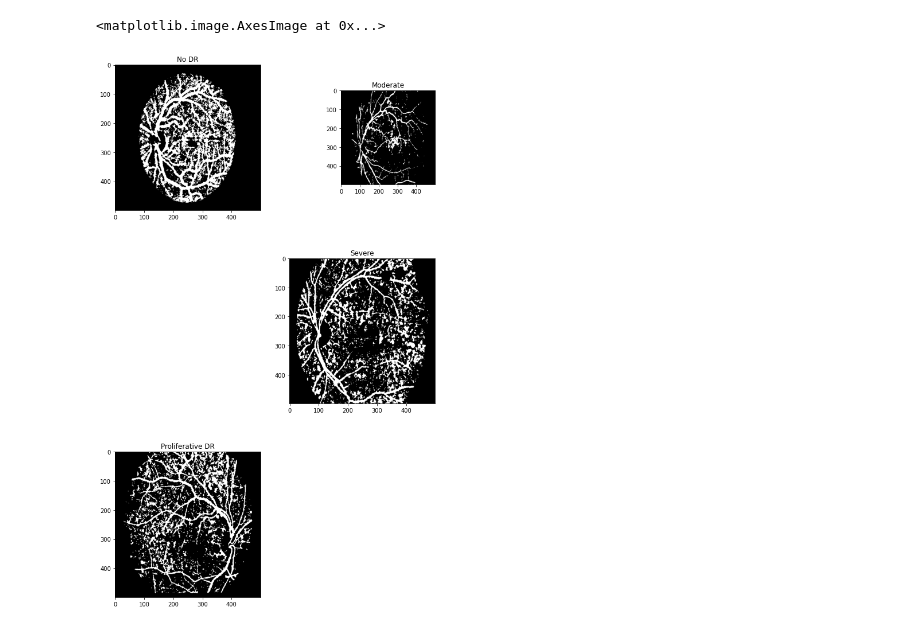
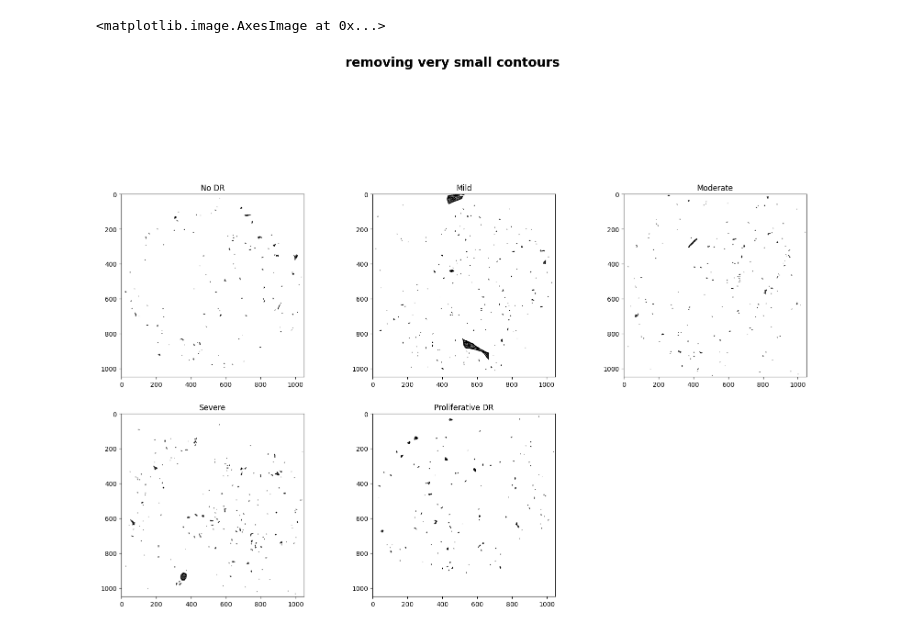
Before and after one commit to Bangik/diabetic-retinopathy-ml, a Jupyter notebook: ImageProcessing.ipynb, the cells around one changed output. Drawn from its saved outputs; the diff is of its cells as text; code cells hidden in the pictures.

```diff
--- a/ImageProcessing.ipynb
+++ b/ImageProcessing.ipynb
@@ -15,42 +11,70 @@ def bloodVessel(img):
+# %%
+def processing(img):
+    # img = cv2.resize(img, (500, 500))
+    # green channel
+    gray = cv2.cvtColor(img, cv2.COLOR_BGR2GRAY)
+    ret, mg = cv2.threshold(gray, 10, 255, cv2.THRESH_BINARY_INV)
+    reverse = cv2.bitwise_not(mg)
+    contours, hierarchy = cv2.findContours(reverse, cv2.RETR_TREE, cv2.CHAIN_APPROX_SIMPLE)
+    select = max(contours, key=cv2.contourArea)
+    x, y, w, h = cv2.boundingRect(select)
+    png = img[y:y+h, x:x+w]
+    # png = cv2.resize(png, (500, 500))
+    green = png[:, :, 1]
+    clahe = exposure.equalize_adapthist(green, clip_limit=0.03)
+    canny = feature.canny(clahe, sigma=2.0, low_threshold=0.05, high_threshold=0.1)
+    # flood filling
+    flood = seg.flood_fill(canny, (0, 0), 255, connectivity=1)
+
+    return flood
 # %%
-img0 = cv2.imread('D:/Pawang Code/Diabetic Retinopathy/dataset/0/00cc2b75cddd.png')
-img1 = cv2.imread('D:/Pawang Code/Diabetic Retinopathy/dataset/1/38e0e28d35d3.png')
-img2 = cv2.imread('D:/Pawang Code/Diabetic Retinopathy/dataset/2/3f5b4c2948e8.png')
-img3 = cv2.imread('D:/Pawang Code/Diabetic Retinopathy/dataset/3/8688f3d0fcaf.png')
-img4 = cv2.imread('D:/Pawang Code/Diabetic Retinopathy/dataset/4/613028ede6a0.png')
+img0 = cv2.imread('E:/Pawang Code/Diabetic Retinopathy/dataset/0/00cc2b75cddd.png')
+img1 = cv2.imread('E:/Pawang Code/Diabetic Retinopathy/dataset/1/38e0e28d35d3.png')
+img2 = cv2.imread('E:/Pawang Code/Diabetic Retinopathy/dataset/2/3f5b4c2948e8.png')
+img3 = cv2.imread('E:/Pawang Code/Diabetic Retinopathy/dataset/3/8688f3d0fcaf.png')
+img4 = cv2.imread('E:/Pawang Code/Diabetic Retinopathy/dataset/4/613028ede6a0.png')
 
 # img0 = cv2.cvtColor(img0, cv2.COLOR_BGR2RGB)
 # img1 = cv2.cvtColor(img1, cv2.COLOR_BGR2RGB)
 # img2 = cv2.cvtColor(img2, cv2.COLOR_BGR2RGB)
 # img3 = cv2.cvtColor(img3, cv2.COLOR_BGR2RGB)
 # img4 = cv2.cvtColor(img4, cv2.COLOR_BGR2RGB)
 
-img0 = bloodVessel(img0)
-img1 = bloodVessel(img1)
-img2 = bloodVessel(img2)
-img3 = bloodVessel(img3)
-img4 = bloodVessel(img4)
+img0 = processing(img0)
+img1 = processing(img1)
+img2 = processing(img2)
+img3 = processing(img3)
+img4 = processing(img4)
+
+# cv2.imshow('img0', img0)
+# cv2.imshow('img1', img1)
+# cv2.imshow('img2', img2)
+# cv2.imshow('img3', img3)
+# cv2.imshow('img4', img4)
+
+# cv2.waitKey(0)
+# cv2.destroyAllWindows()
 
 plt.figure(figsize=(20, 30))
 plt.suptitle('removing very small contours', fontsize=20, fontweight='bold')
 plt.subplot(5, 3, 1)
 plt.title('No DR')
-plt.imshow(img0, cmap='gray', vmin=0, vmax=255)
+plt.imshow(img0, cmap='gray')
 plt.subplot(5, 3, 2)
 plt.title('Mild')
-plt.imshow(img1, cmap='gray', vmin=0, vmax=255)
+plt.imshow(img1, cmap='gray')
 plt.subplot(5, 3, 3)
 plt.title('Moderate')
-plt.imshow(img2, cmap='gray', vmin=0, vmax=255)
+plt.imshow(img2, cmap='gray')
 plt.subplot(5, 3, 4)
 plt.title('Severe')
-plt.imshow(img3, cmap='gray', vmin=0, vmax=255)
+plt.imshow(img3, cmap='gray')
 plt.subplot(5, 3, 5)
 plt.title('Proliferative DR')
-plt.imshow(img4, cmap='gray', vmin=0, vmax=255)
+plt.imshow(img4, cmap='gray')
 # %% [output]
 <matplotlib.image.AxesImage at 0x...>
-[figure, old version]
+[figure, new version]
 # %%
 def glcm(img):
     glcm_feature = ['contrast', 'dissimilarity', 'homogeneity', 'ASM', 'energy', 'correlation']
```
Also changed, not shown: parts of 4 cells of this notebook, 7 other files.
